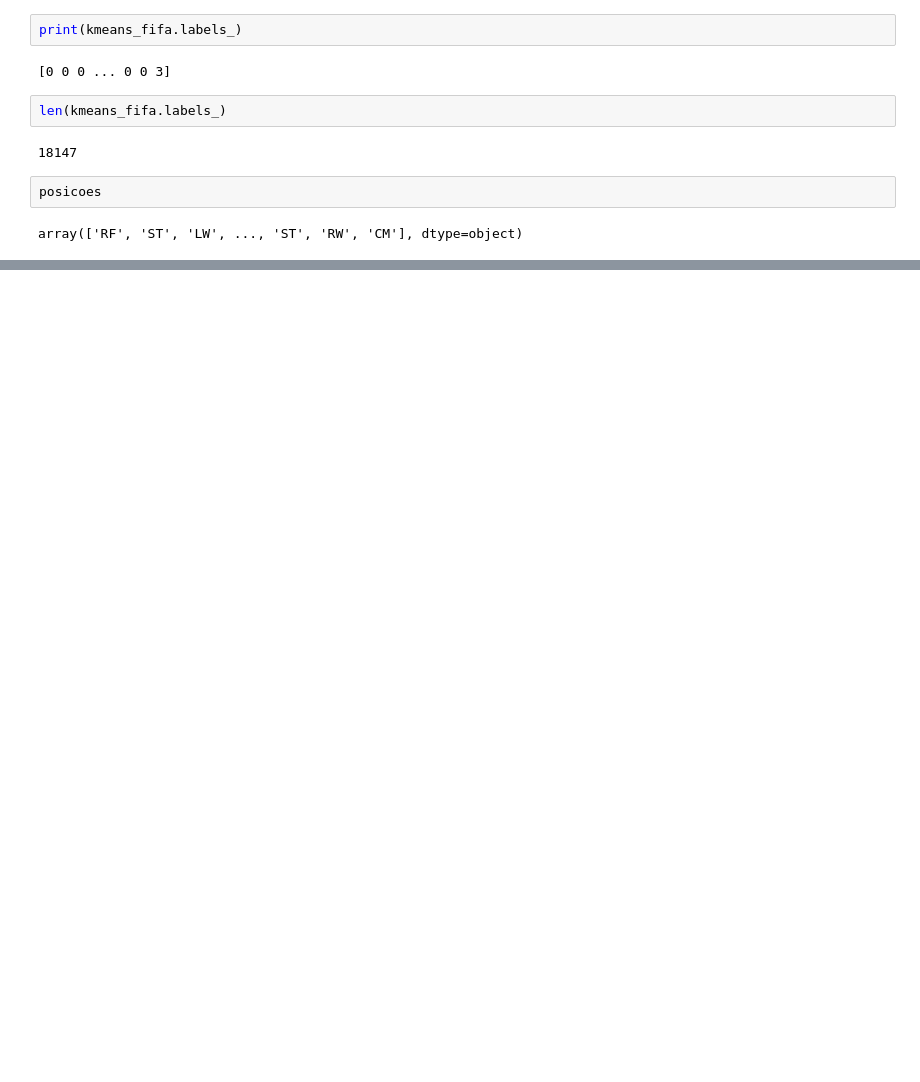
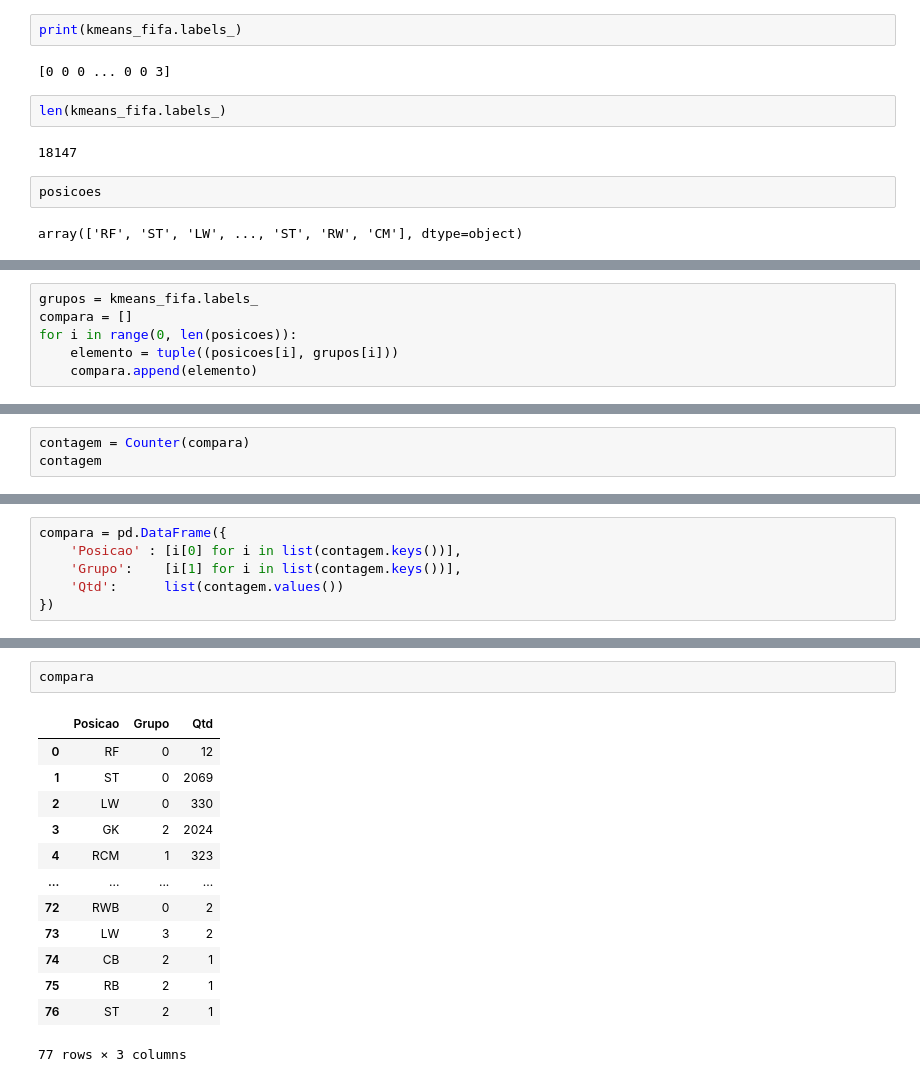
Before and after one commit to treinaweb/treinaweb-data-science-agrupamento-com-classificacao, a Jupyter notebook: ProjetoDataScience.ipynb, the cells around one changed output, grey strips where cells are left out. Drawn from its saved outputs; the diff is of its cells as text; blank space fills up the shorter version.

Commit message:
03:03 - Relacionando Grupos

```diff
--- a/ProjetoDataScience.ipynb
+++ b/ProjetoDataScience.ipynb
@@ -533,0 +540,6 @@ array(['RF', 'ST', 'LW', ..., 'ST', 'RW', 'CM'], dtype=object)
+# %%
+grupos = kmeans_fifa.labels_
+compara = []
+for i in range(0, len(posicoes)):
+    elemento = tuple((posicoes[i], grupos[i]))
+    compara.append(elemento)
@@ -533,0 +550,3 @@ array(['RF', 'ST', 'LW', ..., 'ST', 'RW', 'CM'], dtype=object)
+# %%
+contagem = Counter(compara)
+contagem
@@ -533,0 +571,6 @@ array(['RF', 'ST', 'LW', ..., 'ST', 'RW', 'CM'], dtype=object)
+# %%
+compara = pd.DataFrame({
+    'Posicao' : [i[0] for i in list(contagem.keys())],
+    'Grupo':    [i[1] for i in list(contagem.keys())],
+    'Qtd':      list(contagem.values())
+})
@@ -533,0 +586,16 @@ array(['RF', 'ST', 'LW', ..., 'ST', 'RW', 'CM'], dtype=object)
+# %%
+compara
+# %% [output]
+|  | Posicao | Grupo | Qtd |
+| 0 | RF | 0 | 12 |
+| 1 | ST | 0 | 2069 |
+| 2 | LW | 0 | 330 |
+| 3 | GK | 2 | 2024 |
+| 4 | RCM | 1 | 323 |
+| ... | ... | ... | ... |
+| 72 | RWB | 0 | 2 |
+| 73 | LW | 3 | 2 |
+| 74 | CB | 2 | 1 |
+| 75 | RB | 2 | 1 |
+| 76 | ST | 2 | 1 |
+77 rows × 3 columns
```
Also changed, not shown: parts of 5 cells of this notebook.
